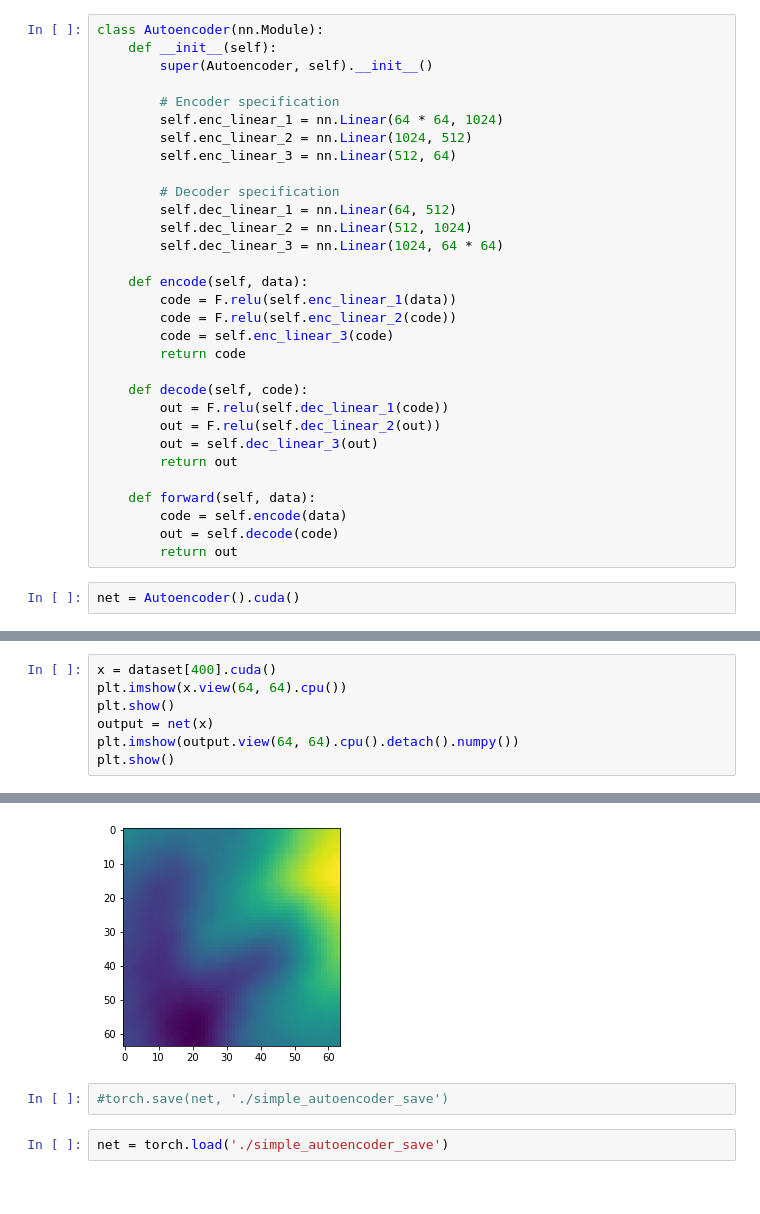
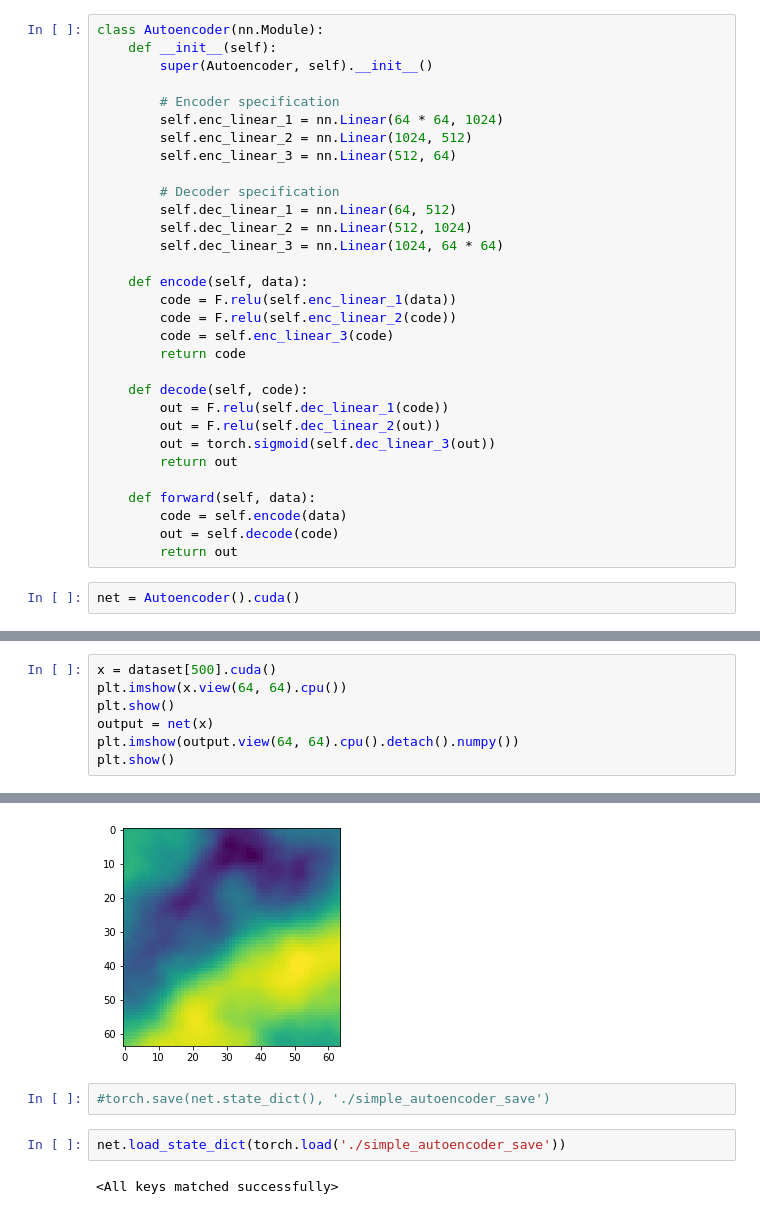
Before and after one commit to nikitakuchur/landscape-generator, a Jupyter notebook: simple_autoencoder.ipynb, the cells around one changed output, grey strips where cells are left out. Drawn from its saved outputs; the diff is of its cells as text.

Commit message:
Updated simple autoencoder

```diff
--- a/simple_autoencoder.ipynb
+++ b/simple_autoencoder.ipynb
@@ -56,7 +56,7 @@ class Autoencoder(nn.Module):
     def decode(self, code):
         out = F.relu(self.dec_linear_1(code))
         out = F.relu(self.dec_linear_2(out))
-        out = self.dec_linear_3(out)
+        out = torch.sigmoid(self.dec_linear_3(out))
         return out
 
     def forward(self, data):
@@ -109,5 +109,5 @@ tensor(0.0003, device='cuda:0', grad_fn=<MseLossBackward>)
 # %%
-x = dataset[400].cuda()
+x = dataset[500].cuda()
 plt.imshow(x.view(64, 64).cpu())
 plt.show()
 output = net(x)
@@ -118,7 +118,9 @@ plt.show()
-[figure, old version]
+[figure, new version]
 # %%
-#torch.save(net, './simple_autoencoder_save')
+#torch.save(net.state_dict(), './simple_autoencoder_save')
 # %%
-net = torch.load('./simple_autoencoder_save')
+net.load_state_dict(torch.load('./simple_autoencoder_save'))
+# %% [output]
+<All keys matched successfully>
 # %%
 # Generator
```
Also changed, not shown: parts of 5 cells of this notebook, 1 other file.
